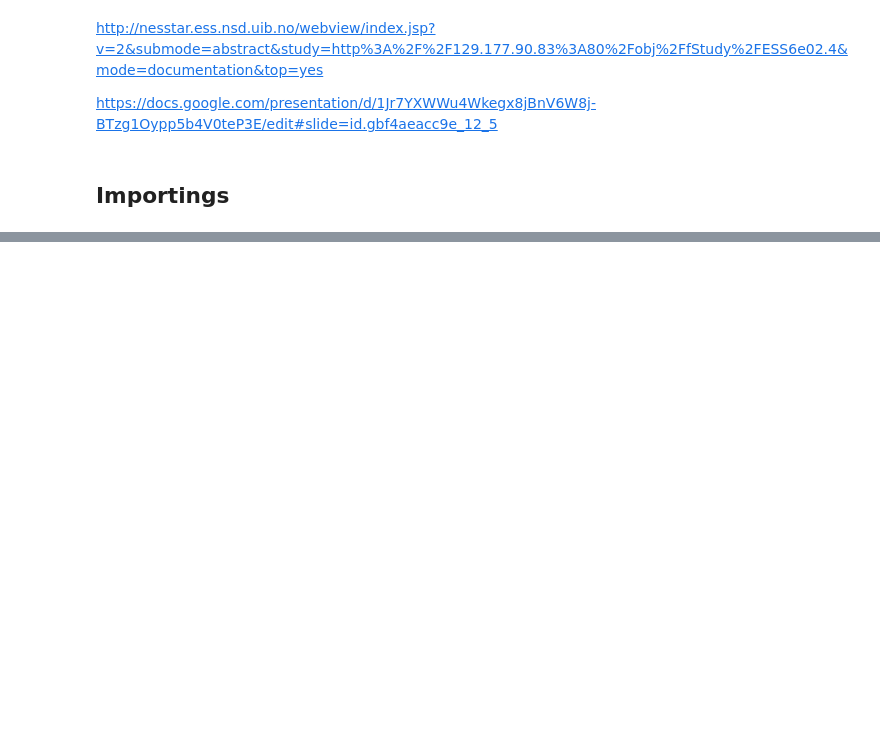
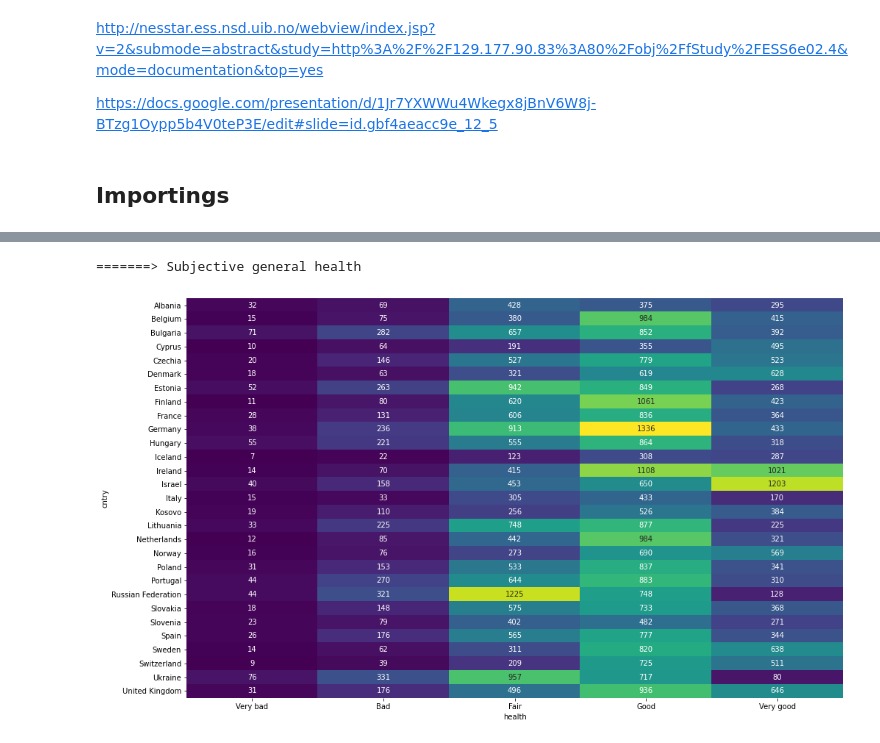
Before and after one commit to hasansalimkanmaz/data-visualization-course-assignment, a Jupyter notebook: Ossamu - EDA.ipynb, the cells around one changed output, grey strips where cells are left out. Drawn from its saved outputs; the diff is of its cells as text; code cells hidden in the pictures; blank space fills up the shorter version.

```diff
--- a/Ossamu - EDA.ipynb
+++ b/Ossamu - EDA.ipynb
@@ -235,0 +15,8 @@ https://medium.com/datarisk-io/entenda-como-a-an%C3%A1lise-fatorial-pode-ajudar-
+# %%
+DATASET_PATH = '../datasets/'
+
+df = pd.read_csv(DATASET_PATH + 'df_tableau.csv')
+df_desc = pd.read_excel('Column descriptions.xlsx')
+
+# create dictionary of column name and its description
+dict_desc = dict(zip(df_desc['Column Name'], df_desc['Description']))
@@ -235,0 +34,5 @@ https://medium.com/datarisk-io/entenda-como-a-an%C3%A1lise-fatorial-pode-ajudar-
+# %%
+plot_pivot_table(df, 'health', categories=['Very bad', 'Bad', 'Fair', 'Good', 'Very good'], cmap='viridis')
+# %% [output]
+=======> Subjective general health
+[figure, added]
```
Also changed, not shown: parts of 58 cells of this notebook.
